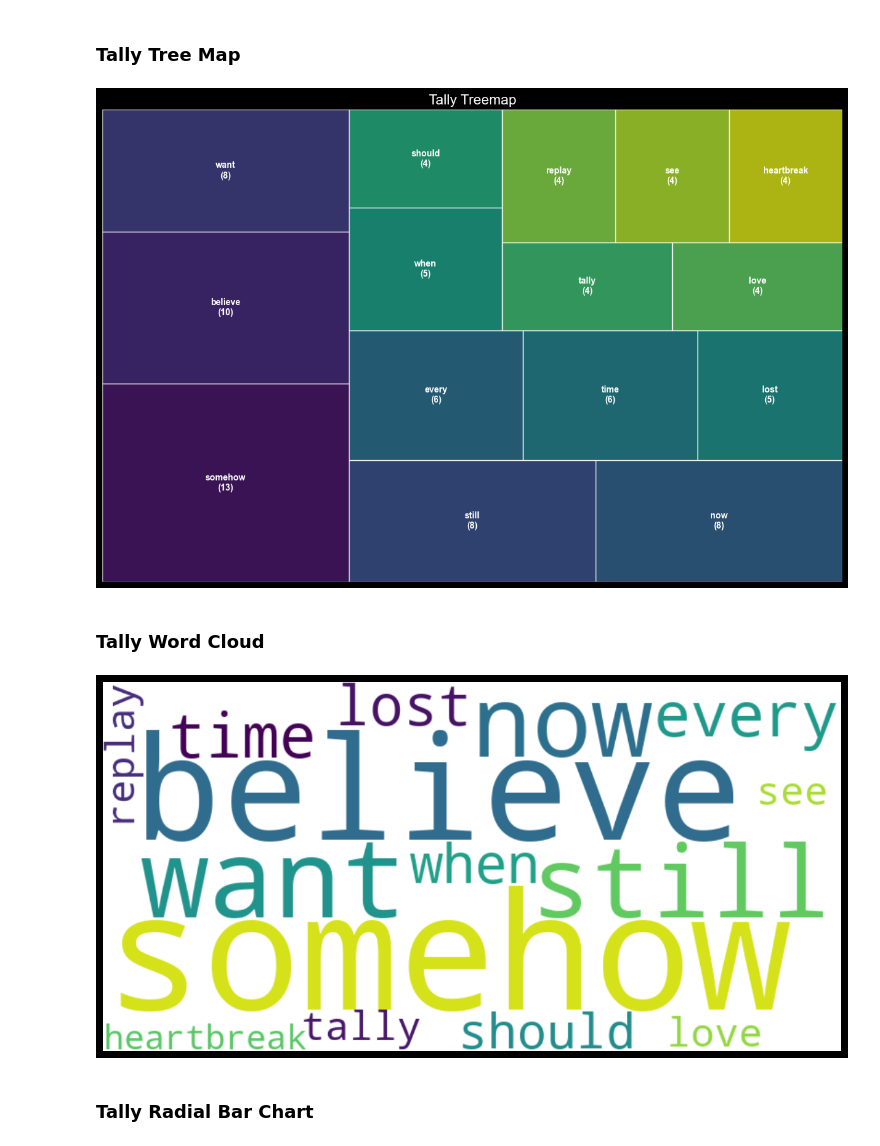
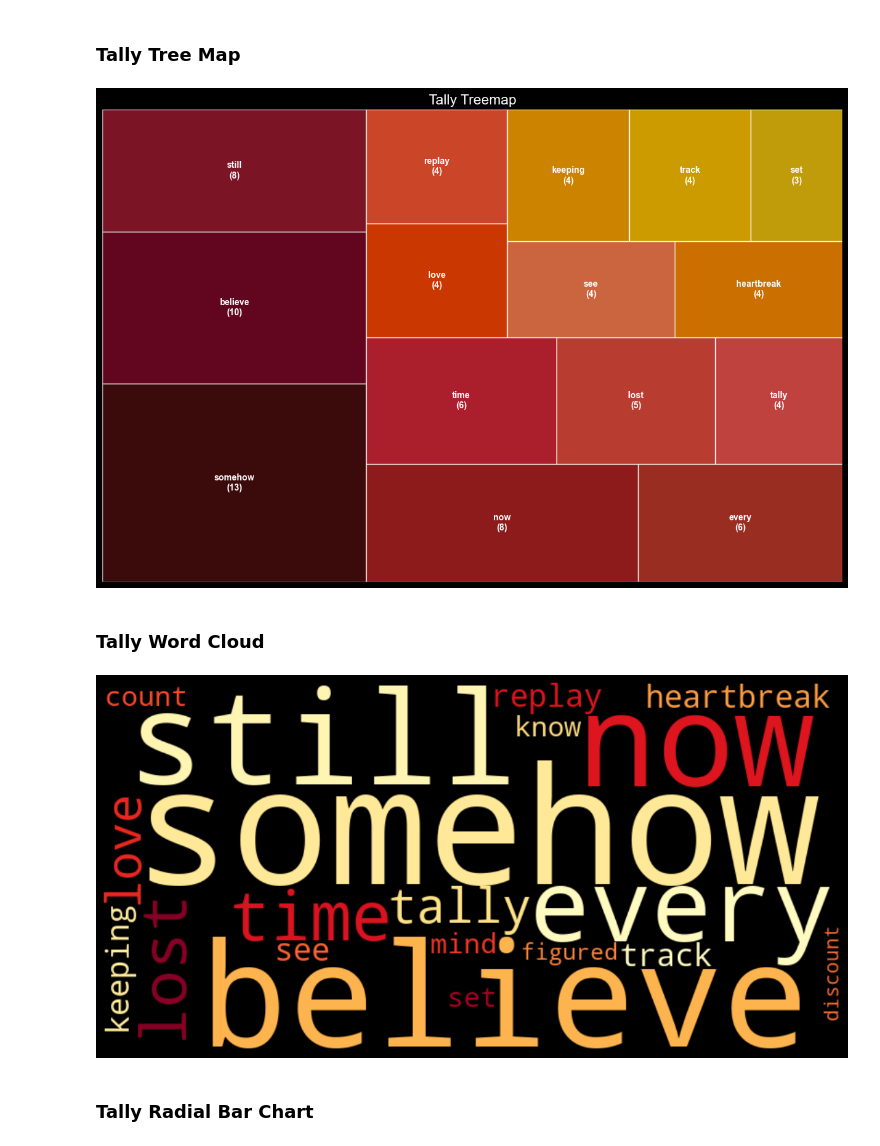
Before and after one commit to MeredithClikkie/torchbearerlab.github.io, a Jupyter notebook: Tally.ipynb, the cells around one changed output. Cells and saved outputs as stored; diff of their text form; code cells hidden in the pictures.

```diff
--- a/Tally.ipynb
+++ b/Tally.ipynb
@@ -23,7 +23,7 @@ stop_words = [
     "but", "if", "or", "because", "as", "until", "while", "of", "at", "by",
     "for", "with", "about", "against", "between", "into", "through", "during",
     "before", "after", "above", "below", "to", "from", "up", "down", "in",
-    "out", "on", "off", "over", "under", "again", "further", "then", "once", "not", "no", "yes", "so", "can", "just", "dont", "yeah", "let"
+    "out", "on", "off", "over", "under", "again", "further", "then", "once", "not", "no", "yes", "so", "can", "just", "dont", "yeah", "let", "im", "ah", "want", "like", "ive", "all", "ooh", "ill", "even", "forforforforforfor", "yeahyeahyeahyeah", "daisychained" "thats", "there", "oh", "hell", "wasnt", "when", "shouldnt", "would", "than", "cant", "youre", "here", "all", "cause", "got", "where", "too", "should"
 ]
 
 # Function to remove stop words from a string
@@ -224,7 +243,7 @@ labels = [f"{row['Word']}\n({row['Count']})" for i, row in df_counts.iterrows()]
 squarify.plot(
     sizes=df_counts['Count'],
     label=labels,
-    color=colors,
+    color=warm_colors,
     alpha=0.8,
     text_kwargs={'fontsize': 10, 'fontweight': 'bold'}
 )
@@ -237,26 +256,25 @@ plt.tight_layout()
 plt.savefig('tally_treemap.png')
 plt.show()
 # %% [output]
-[figure, old version]
+[figure, new version]
 # %% [markdown]
 ### Tally Word Cloud
 # %%
 # Join all words into one string weighted by their count
-word_freq = dict(counts.most_common(15))
+word_freq = dict(counts.most_common(20))
 
 wordcloud = WordCloud(
     width=800,
     height=400,
-    background_color='white',
-    colormap='viridis'
+    colormap='YlOrRd'
 ).generate_from_frequencies(word_freq)
 
 plt.figure(figsize=(15, 7))
 plt.imshow(wordcloud, interpolation='bilinear')
 plt.axis('off')
 plt.show()
 # %% [output]
-[figure, old version]
+[figure, new version]
 # %% [markdown]
 ### Tally Radial Bar Chart
 # %%
```
Also changed, not shown: parts of 6 cells of this notebook, 5 other files.
